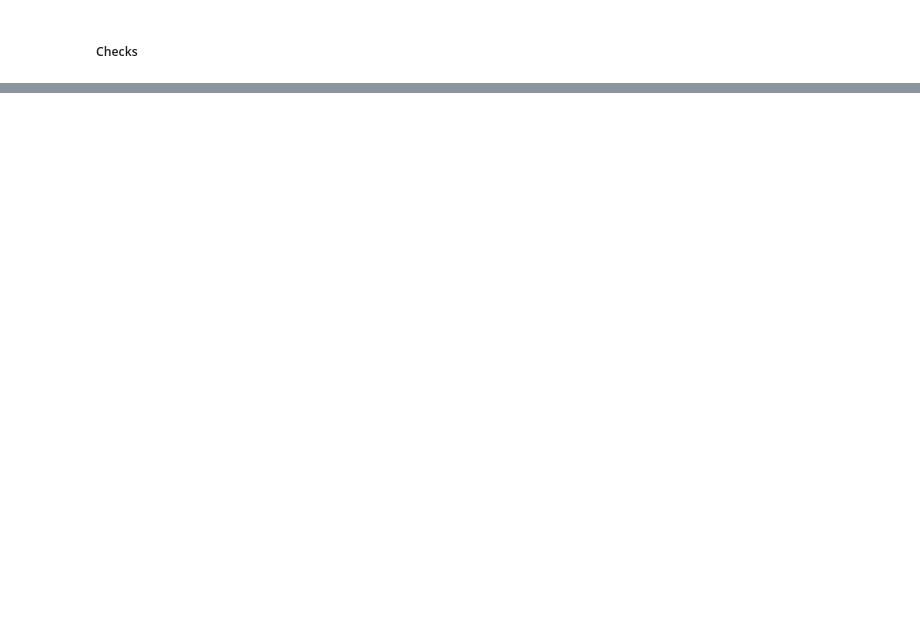
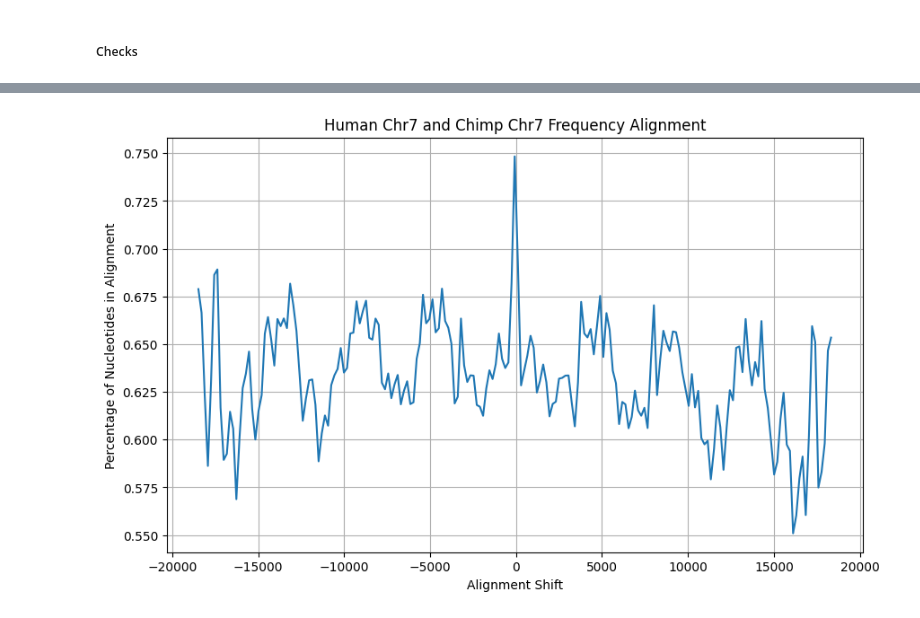
Before and after one commit to richgoodier/BLAST, a Jupyter notebook: notebooks/human_chimp_7.ipynb, the cells around one changed output, grey strips where cells are left out. Saved outputs shown, nothing was run; the diff lists cells and outputs as text; code cells hidden in the pictures; blank space fills up the shorter version.

```diff
--- a/notebooks/human_chimp_7.ipynb
+++ b/notebooks/human_chimp_7.ipynb
@@ -333,0 +159,5 @@ length**2 * bytes_per_element / GB
+# %%
+freq_title = 'Human Chr7 and Chimp Chr7 Frequency Alignment'
+plot_frequency(global_alignment.freq, freq_title)
+# %% [output]
+[figure, added]
```
Also changed, not shown: parts of 32 cells of this notebook, 1 other file.
